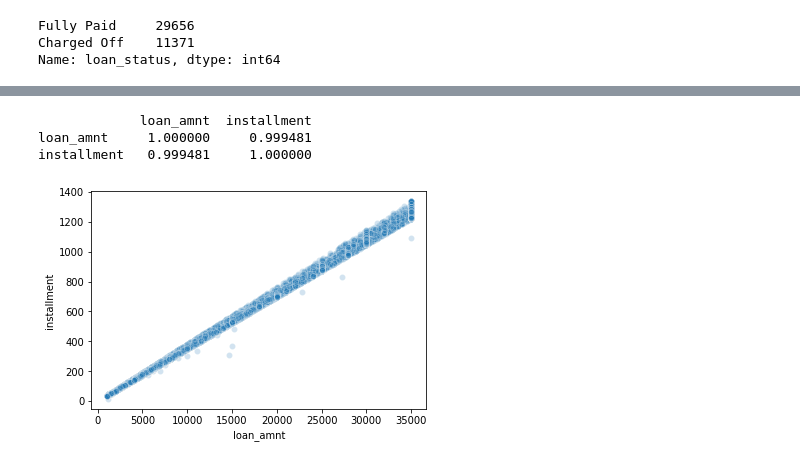
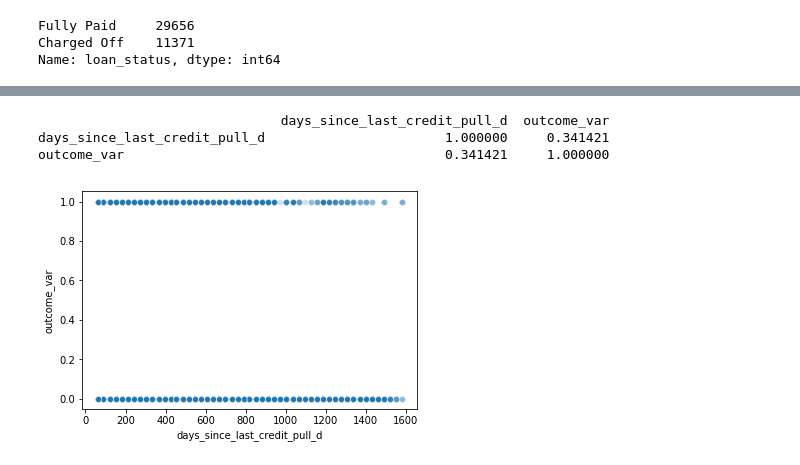
Before and after one commit to yiuhyuk/Project_3_Metis, a Jupyter notebook: lending_club_v1.0.ipynb, the cells around one changed output, grey strips where cells are left out. Saved outputs shown, nothing was run; the diff lists cells and outputs as text; code cells hidden in the pictures.

```diff
--- a/lending_club_v1.0.ipynb
+++ b/lending_club_v1.0.ipynb
@@ -36,6 +36,20 @@ E     34948
 F      9817
 G      2167
 Name: grade, dtype: int64
+# %%
+# Replicate Jeremy's column
+
+from datetime import datetime
+
+days_since_last_credit_pull_d = []
+for i in lc_2015['last_credit_pull_d']:
+    try:
+        temp_date = datetime.strptime(i, '%b-%Y')
+        days_since_last_credit_pull_d.append((datetime.today() - temp_date).days)
+    except:
+        days_since_last_credit_pull_d.append(0)
+
+lc_2015['days_since_last_credit_pull_d'] = days_since_last_credit_pull_d
 # %%
 lc_d_2015 = lc_2015[((lc_2015['grade']=='D')
                     | (lc_2015['grade']=='E'))
@@ -75,11 +89,11 @@ mths_since_list = [i for i in lc_d_2015.columns if 'mths_since' in i]
 # Bin the mths_since columns to make them valid inputs
 for col in mths_since_list:
     if col != 'sec_app_mths_since_last_major_derog':
-        category = list(pd.cut(lc_d_2015[col], bins=4, labels=[0, 1, 2, 3]))
+        category = list(pd.cut(lc_d_2015[col], bins=4, labels=['0', '1', '2', '3']))
         for i, val in enumerate(category):
             if type(val) != str:
                 if np.isnan(val):
-                    category[i] = 4
+                    category[i] = '4'
     lc_d_2015[col + '_cat'] = category
 
 # Replace nulls in columns with strings (i.e. if no job title, replace null with 'none')
@@ -172,11 +197,13 @@ Name: index, dtype: int64
 # %%
-sns.scatterplot(x='loan_amnt', y='installment', data=lc_d_2015, alpha=0.2);
-print(lc_d_2015[['loan_amnt','installment']].corr())
+var_x_str = 'days_since_last_credit_pull_d'
+var_y_str = 'outcome_var'
+sns.scatterplot(x=var_x_str, y=var_y_str, data=lc_d_2015, alpha=0.2);
+print(lc_d_2015[[var_x_str, var_y_str]].corr())
 # %% [output]
-             loan_amnt  installment
-loan_amnt     1.000000     0.999481
-installment   0.999481     1.000000
+                               days_since_last_credit_pull_d  outcome_var
+days_since_last_credit_pull_d                       1.000000     0.341421
+outcome_var                                         0.341421     1.000000
-[figure, old version]
+[figure, new version]
 # %%
 # More cleaning and feature engineering
 
```
Also changed, not shown: parts of 18 cells of this notebook.
